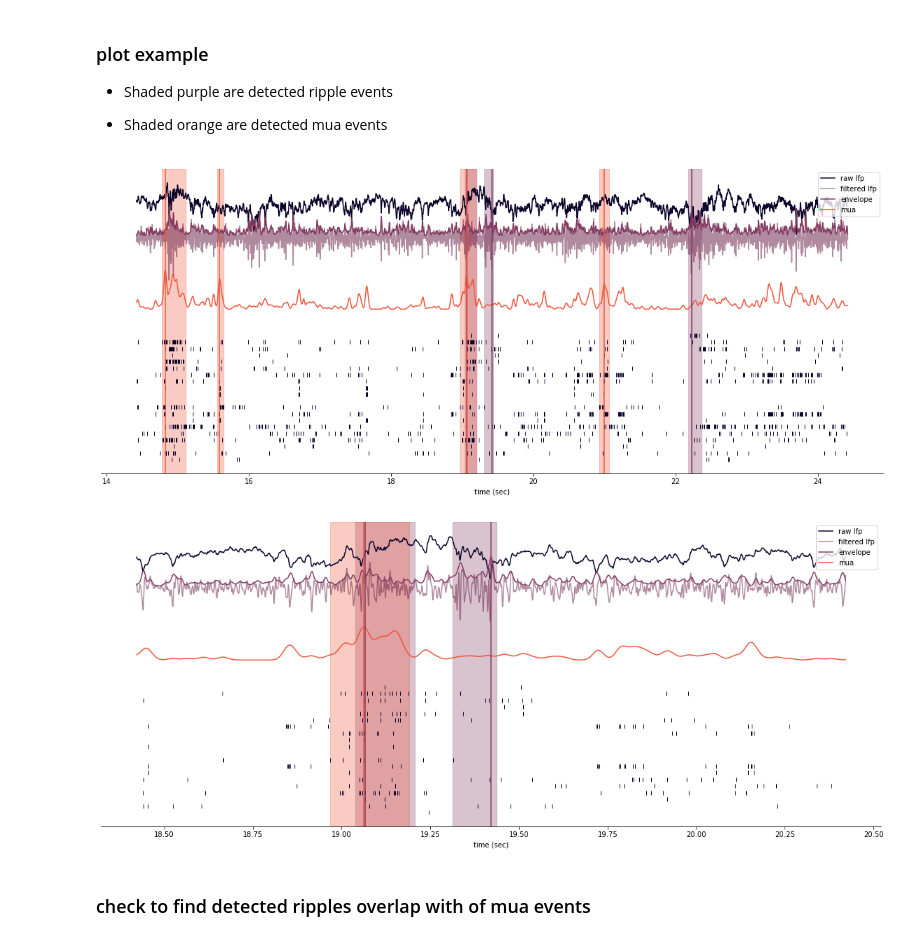
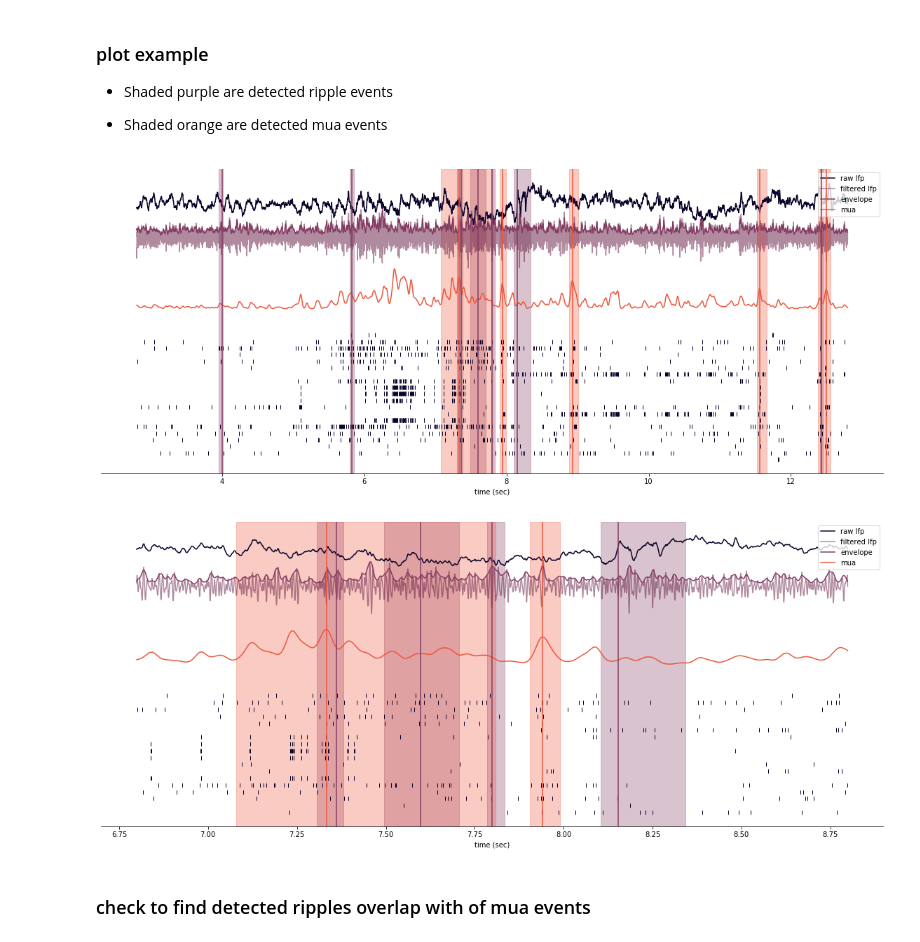
Before and after one commit to ryanharvey1/ripple_analyses, a Jupyter notebook: notebooks/compare_mua_swr.ipynb, the cells around one changed output. Drawn from its saved outputs; the diff is of its cells as text; code cells hidden in the pictures.

Commit message:
added ripple rate

```diff
--- a/notebooks/compare_mua_swr.ipynb
+++ b/notebooks/compare_mua_swr.ipynb
@@ -102,39 +104,14 @@ Below, I keep ripple that do not show major clipping, are less than 1 second, an
 # %%
-def clipped(x, axis=1):
-    x_diff = np.diff(x,axis=1)
-    return np.sum(x_diff==0,axis=1) / x_diff.shape[1]
-
-def clip_filter(ripple_times,ripple_maps,clip_thres=0.05):
-
-    ripple_times['clipped'] = clipped(ripple_maps['ripple_map'])
-    idx = ripple_times.clipped < clip_thres
-
-    for key in ripple_maps.keys():
-        ripple_maps[key] = ripple_maps[key][idx]
-
-    ripple_times = ripple_times[idx]
-
-    return ripple_times,ripple_maps
-
-df_swr,ripple_maps = clip_filter(df_swr,ripple_maps)
-
 # remove less than a second from swr
 idx = df_swr.ripple_duration < 1
 for key in ripple_maps.keys():
         ripple_maps[key] = ripple_maps[key][idx]
 df_swr = df_swr[idx]
 
-
 # remove less than a second from mua
 df_mua = df_mua[df_mua.ripple_duration < 1]
 
 
-# remove frequency below 50hz
-idx = df_swr.peak_freq > 50
-for key in ripple_maps.keys():
-        ripple_maps[key] = ripple_maps[key][idx]
-df_swr = df_swr[idx]
-
 display(df_swr)
 display(df_mua)
 # %% [output]
@@ -284,13 +207,13 @@ def plot_traces(ax,df,df_mua,ts_lfp,ts_mua,lfp,firing_rate,session,lims=20,rip_n
     ax.plot(ts_lfp[lfp_idx],zscore_lfp + 5,color='#0b032a',label='raw lfp')
 
     # bandpass filter lfp trace to ripple range and zscore for plotting
-    signal = stats.zscore(bandpass_filter(lfp[lfp_idx,peak_ch]),axis=0)
+    signal = stats.zscore(filter_signal(lfp[lfp_idx,peak_ch],1250,'bandpass',(80,250),remove_edges=False),axis=0)
 
     # plot filtered signal
     ax.plot(ts_lfp[lfp_idx],signal,color='#621940',alpha=.5,label='filtered lfp')
 
     # get envelope
-    smooth_envelope = gaussian_smooth(get_envelope(signal),0.004,1250)
+    smooth_envelope = gaussian_smooth(get_envelope(signal),0.004,1250)q`11
     ax.plot(ts_lfp[lfp_idx],smooth_envelope,color='#843b62',label='envelope')
 
     # find index for time window for mua
@@ -350,15 +273,15 @@ firing_rate = get_multiunit_population_firing_rate(np.expand_dims(multiunit, axi
 
 * Shaded orange are detected mua events
 # %%
-rip_n = 10
+rip_n = 5
 fig, ax = plt.subplots(1,1,figsize=(20, 8))
 plot_traces(ax,df_swr,df_mua,ts_lfp,ts_mua,lfp,firing_rate,'LEM3216_S20190805141510',lims=5,rip_n=rip_n)
 
 fig, ax = plt.subplots(1,1,figsize=(20, 8))
 plot_traces(ax,df_swr,df_mua,ts_lfp,ts_mua,lfp,firing_rate,'LEM3216_S20190805141510',lims=1,rip_n=rip_n)
 # %% [output]
-[figure, old version]
+[figure, new version]
-[figure, old version]
+[figure, new version]
 # %% [markdown]
 ### check to find detected ripples overlap with of mua events
 # %%
```
Also changed, not shown: parts of 17 cells of this notebook.
